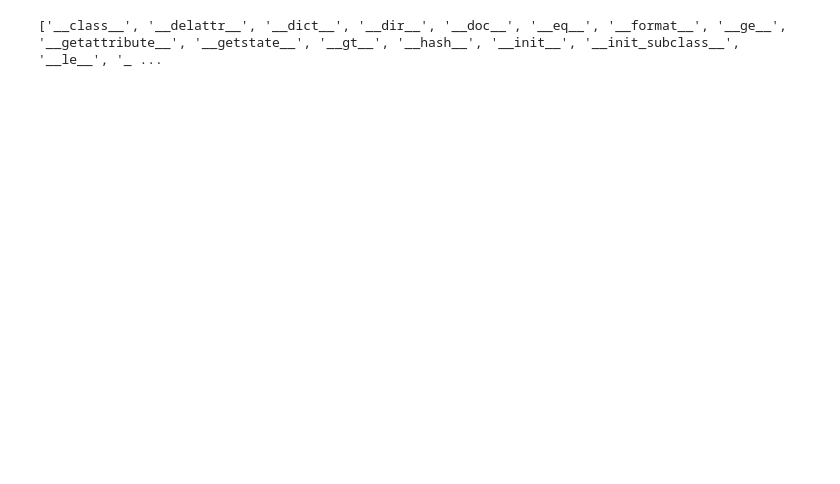
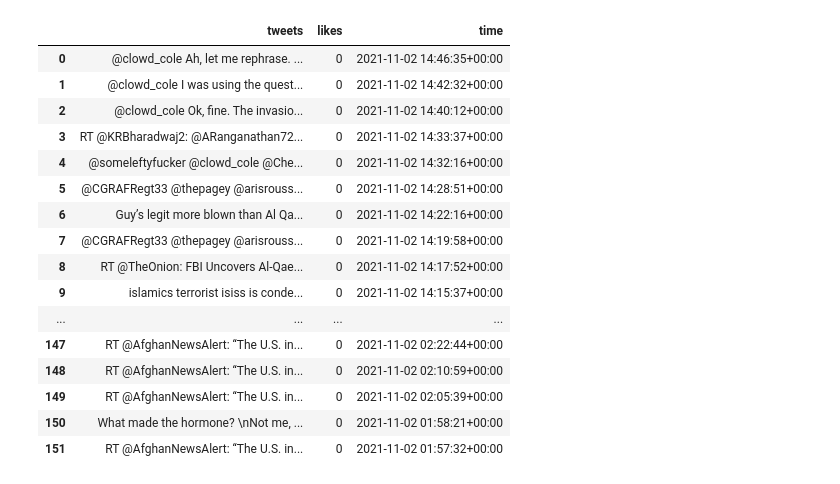
Before and after one commit to JeetendraJoshi/final_year_project, a Jupyter notebook: tweepy_stream_notebook.ipynb, the cells around one changed output. Cells and saved outputs as stored; diff of their text form; code cells hidden in the pictures; blank space fills up the shorter version.

```diff
--- a/tweepy_stream_notebook.ipynb
+++ b/tweepy_stream_notebook.ipynb
@@ -15,20 +21,42 @@ auth = tweepy.OAuthHandler(CONSUMER_KEY, CONSUMER_SECRET)
 auth.set_access_token(ACCESS_TOKEN, ACCESS_TOKEN_SECRET)
 api = tweepy.API(auth)
 # %%
-number_of_tweets = 200
+number_of_tweets = 100
 tweets = []
 likes = []
 time = []
 z = ""
-for i in tweepy.Cursor(api.search_tweets, q = "scum" , tweet_mode = "extended").items(number_of_tweets):
+for i in tweepy.Cursor(api.search_tweets, q = "Al Qaeda" , tweet_mode = "extended").items(number_of_tweets):
+    if i.lang == u'en':
         tweets.append(i.full_text)
         likes.append(i.favorite_count)
         time.append(i.created_at)
-        z = i
+
+for i in tweepy.Cursor(api.search_tweets, q = "AlQaeda" , tweet_mode = "extended").items(number_of_tweets):
+    if i.lang == u'en':
+        tweets.append(i.full_text)
+        likes.append(i.favorite_count)
+        time.append(i.created_at)
 
 
 df = pd.DataFrame({'tweets': tweets, 'likes': likes, 'time': time})
 # %%
-print(dir(z))
+df
 # %% [output]
-['__class__', '__delattr__', '__dict__', '__dir__', '__doc__', '__eq__', '__format__', '__ge__', '__getattribute__', '__getstate__', '__gt__', '__hash__', '__init__', '__init_subclass__', '__le__', '_ ...
+|  | tweets | likes | time |
+| 0 | @clowd_cole Ah, let me rephrase. ... | 0 | 2021-11-02 14:46:35+00:00 |
+| 1 | @clowd_cole I was using the quest... | 0 | 2021-11-02 14:42:32+00:00 |
+| 2 | @clowd_cole Ok, fine. The invasio... | 0 | 2021-11-02 14:40:12+00:00 |
+| 3 | RT @KRBharadwaj2: @ARanganathan72... | 0 | 2021-11-02 14:33:37+00:00 |
+| 4 | @someleftyfucker @clowd_cole @Che... | 0 | 2021-11-02 14:32:16+00:00 |
+| 5 | @CGRAFRegt33 @thepagey @arisrouss... | 0 | 2021-11-02 14:28:51+00:00 |
+| 6 | Guy’s legit more blown than Al Qa... | 0 | 2021-11-02 14:22:16+00:00 |
+| 7 | @CGRAFRegt33 @thepagey @arisrouss... | 0 | 2021-11-02 14:19:58+00:00 |
+| 8 | RT @TheOnion: FBI Uncovers Al-Qae... | 0 | 2021-11-02 14:17:52+00:00 |
+| 9 | islamics terrorist isiss is conde... | 0 | 2021-11-02 14:15:37+00:00 |
+| ... | ... | ... | ... |
+| 147 | RT @AfghanNewsAlert: “The U.S. in... | 0 | 2021-11-02 02:22:44+00:00 |
+| 148 | RT @AfghanNewsAlert: “The U.S. in... | 0 | 2021-11-02 02:10:59+00:00 |
+| 149 | RT @AfghanNewsAlert: “The U.S. in... | 0 | 2021-11-02 02:05:39+00:00 |
+| 150 | What made the hormone? \nNot me, ... | 0 | 2021-11-02 01:58:21+00:00 |
+| 151 | RT @AfghanNewsAlert: “The U.S. in... | 0 | 2021-11-02 01:57:32+00:00 |
```
Also changed, not shown: parts of 6 cells of this notebook.
